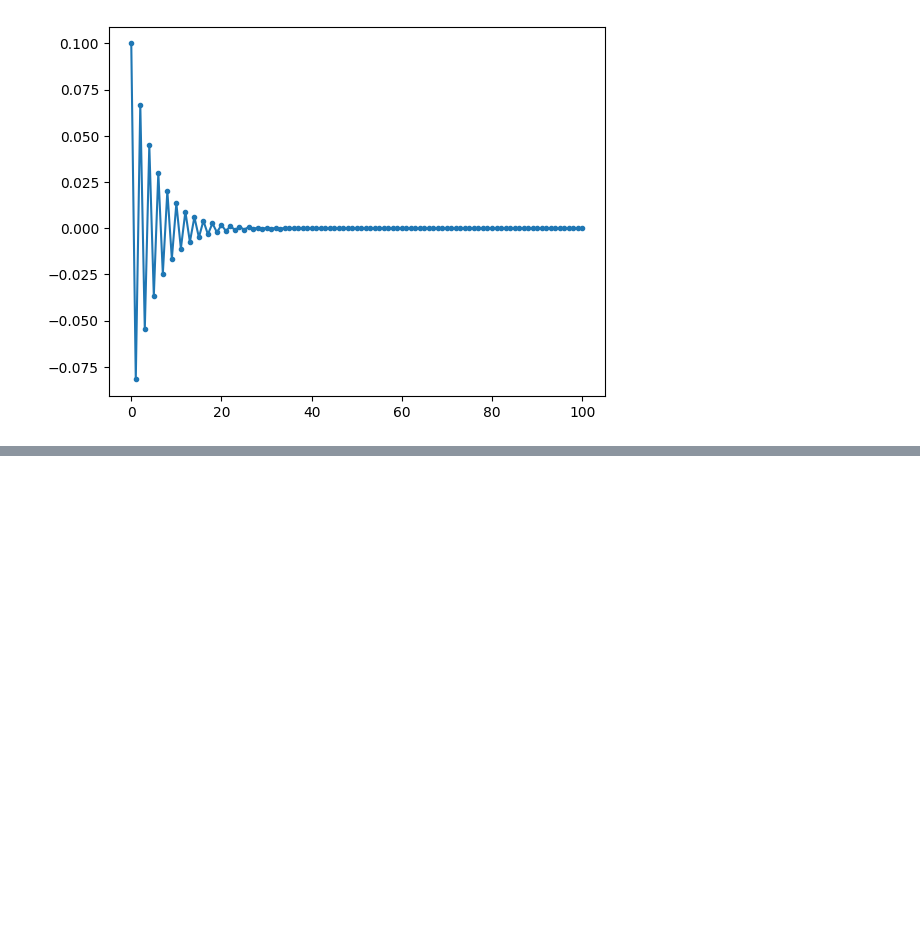
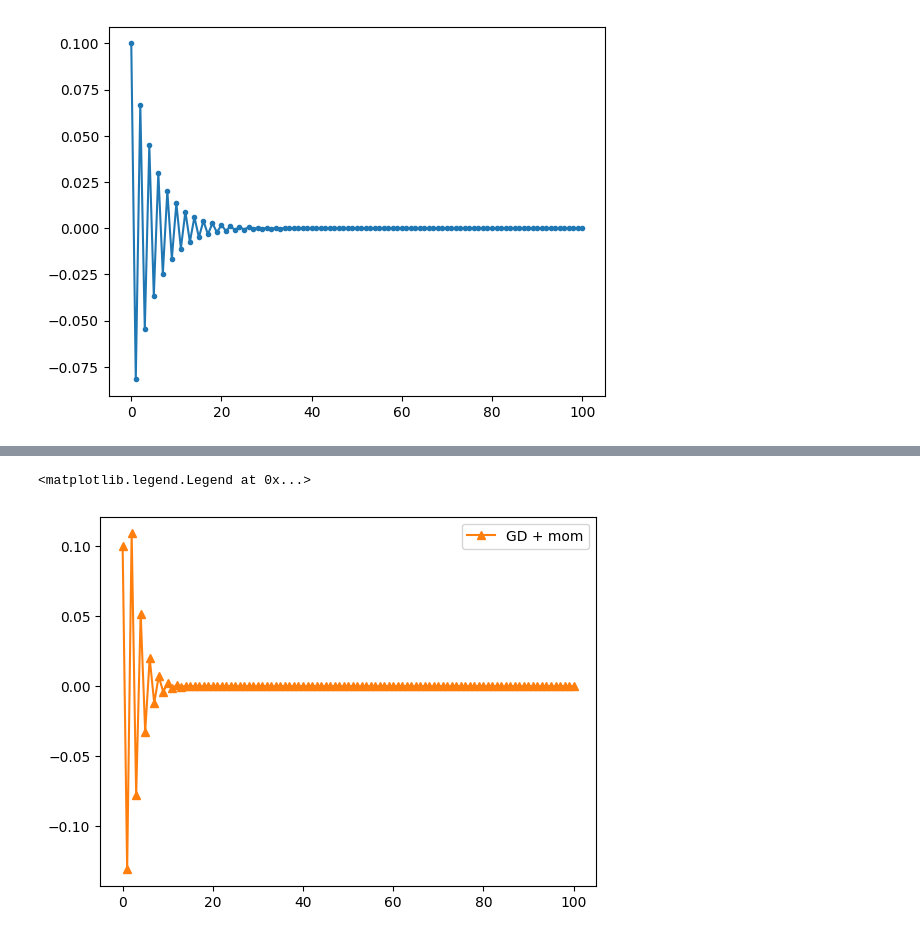
Before and after one commit to fedesanches/master_ia, a Jupyter notebook: matematica_aplicada_y_optimizacion/clase_03/ejercicio_01.ipynb, the cells around one changed output, grey strips where cells are left out. Drawn from its saved outputs; the diff is of its cells as text; code cells hidden in the pictures; blank space fills up the shorter version.

```diff
--- a/matematica_aplicada_y_optimizacion/clase_03/ejercicio_01.ipynb
+++ b/matematica_aplicada_y_optimizacion/clase_03/ejercicio_01.ipynb
@@ -78,0 +131,6 @@ plot(xk, marker='.')
+# %%
+plot(xk, color='C1', marker='^', label='GD + mom')
+legend()
+# %% [output]
+<matplotlib.legend.Legend at 0x...>
+[figure, added]
```
Also changed, not shown: parts of 4 cells of this notebook, 4 other files.
